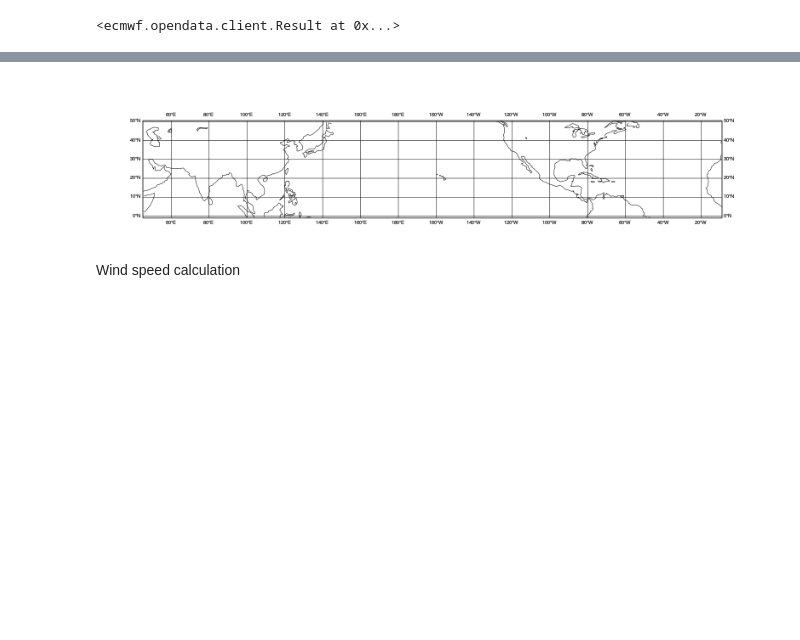
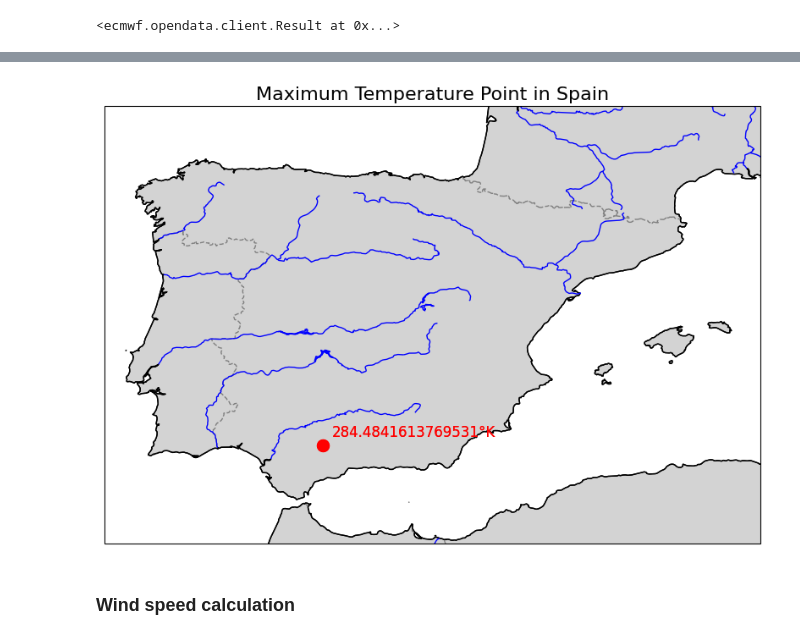
Before and after one commit to StaSotiro/python_scripts, a Jupyter notebook: jua_demo.ipynb, the cells around one changed output, grey strips where cells are left out. Drawn from its saved outputs; the diff is of its cells as text; code cells hidden in the pictures; blank space fills up the shorter version.

```diff
--- a/jua_demo.ipynb
+++ b/jua_demo.ipynb
@@ -68,36 +70,42 @@ Name: 171, dtype: float64
-# %%
-# plt.figure(figsize=(10, 8))
-# ax = plt.axes(projection=ccrs.PlateCarree())
-
-# plt.figure(figsize=(10, 8))
-# ax = plt.axes(projection=ccrs.PlateCarree())
-# ax.set_extent([-10, 5, 36, 44])  # Set map extent for Spain
-
-# # Plot the point with the highest temperature
-# ax.scatter(highestTemp.longitude, highestTemp.latitude, color='red', marker='o')
-
-# plt.show()
-
-north = highestTemp.latitude + 2
-south = highestTemp.latitude - 2
-east = highestTemp.longitude + 2
-west = highestTemp.longitude - 2
-
-
-view = mv.geoview(
-    map_area_definition = "corners",
-    area                = [north, south, east, west]
-    )
-coloured_markers = mv.msymb(
-    legend                                 = "on",
-    symbol_type                            = "marker",
-    symbol_table_mode                      = "advanced",
-    symbol_advanced_table_max_level_colour = "red",
-    symbol_advanced_table_min_level_colour = "RGB(1, 0.8, 0.8)",
-    symbol_advanced_table_height_list      = 0.8
-    )
-mv.plot(view, [{'latitude': highestTemp.latitude,'longitude': highestTemp.longitude,'value': highestTemp.temperature}], coloured_markers)
-# %% [output]
-[figure, removed]
+# %%
+fig, ax = plt.subplots(
+    figsize=(10, 8),
+    subplot_kw={"projection": ccrs.PlateCarree()}
+)
+ax.set_extent([-10, 5, 35, 45], crs=ccrs.PlateCarree())
+# Add features (e.g., coastlines, borders)
+ax.add_feature(cfeature.BORDERS, linestyle='--', color='gray')
+ax.add_feature(cfeature.COASTLINE)
+ax.add_feature(cfeature.LAND, edgecolor='black', facecolor='lightgray')
+ax.add_feature(cfeature.LAKES, edgecolor='blue', facecolor='none')
+ax.add_feature(cfeature.RIVERS, edgecolor='blue')
+
+# Plot the point
+ax.plot(
+    highestTemp["longitude"], highestTemp["latitude"],
+    marker='o', markersize=10, color='red', transform=ccrs.PlateCarree()
+)
+# Annotate the point with temperature
+ax.text(
+    highestTemp["longitude"] + 0.2, highestTemp["latitude"] + 0.2,
+    f"{highestTemp['temperature']}°K",
+    color='red', fontsize=12, transform=ccrs.PlateCarree()
+)
+ax.set_title("Maximum Temperature Point in Spain", fontsize=16)
+# Plot the point
+ax.plot(
+    highestTemp["longitude"], highestTemp["latitude"],
+    marker='o', markersize=10, color='red', transform=ccrs.PlateCarree()
+)
+# Annotate the point with temperature
+ax.text(
+    highestTemp["longitude"] + 0.2, highestTemp["latitude"] + 0.2,
+    f"{highestTemp['temperature']}°K",
+    color='red', fontsize=12, transform=ccrs.PlateCarree()
+)
+ax.set_title("Maximum Temperature Point in Spain", fontsize=16)
+plt.show()
+# %% [output]
+[figure, added]
 # %% [markdown]
-Wind speed calculation
+### Wind speed calculation
```
Also changed, not shown: parts of 16 cells of this notebook.
